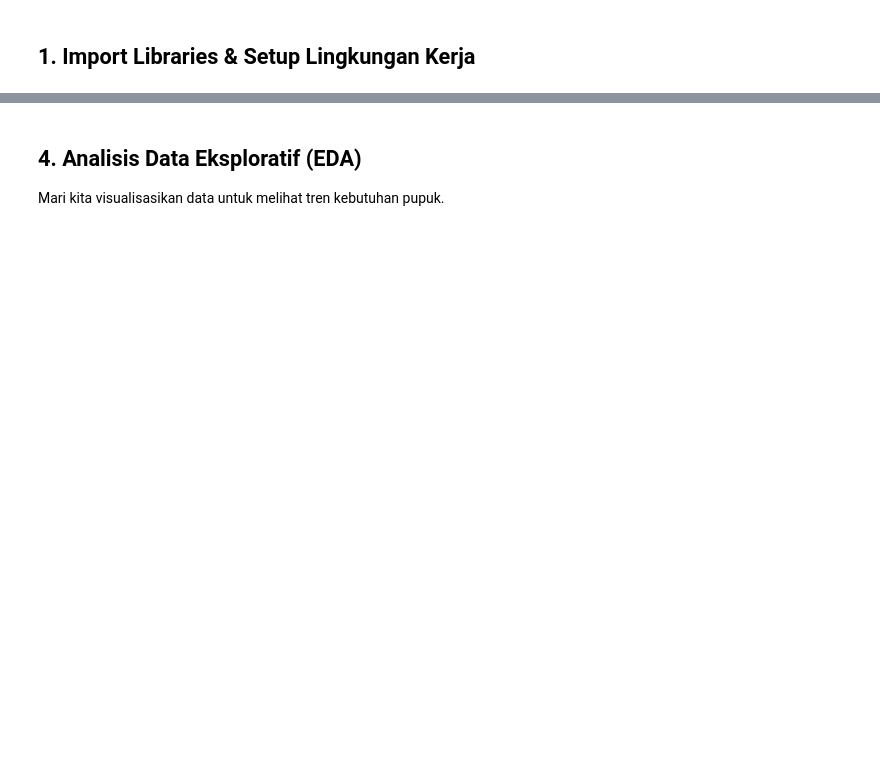
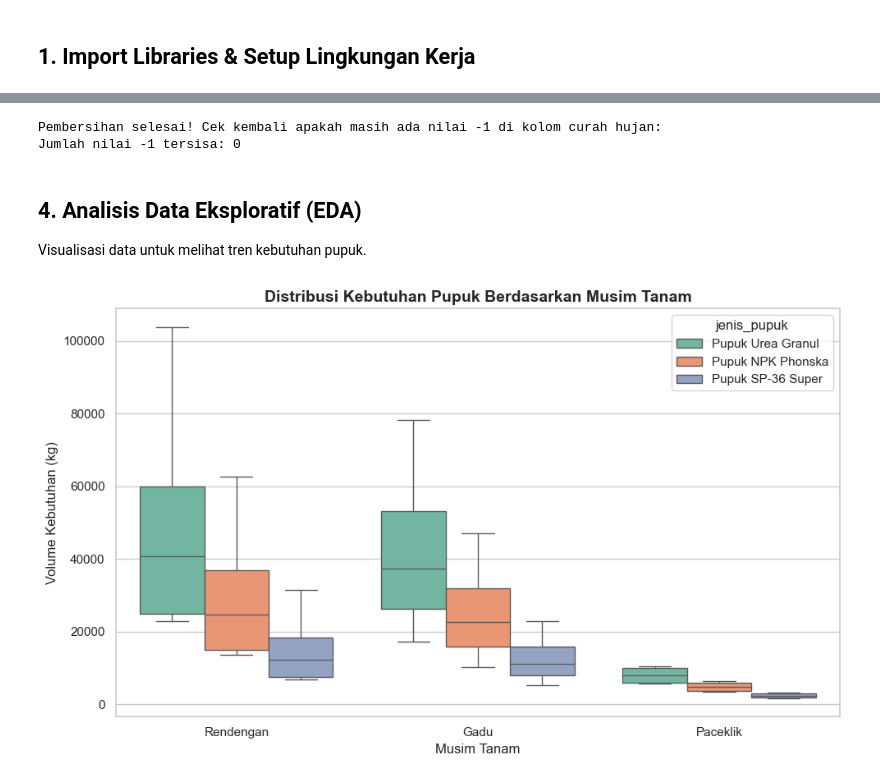
Before and after one commit to OlanIsm/TechnoScape-2026-Hackathon, a Jupyter notebook: VolumeMind/volumemind_training.ipynb, the cells around one changed output, grey strips where cells are left out. Drawn from its saved outputs; the diff is of its cells as text; code cells hidden in the pictures; blank space fills up the shorter version.

```diff
--- a/VolumeMind/volumemind_training.ipynb
+++ b/VolumeMind/volumemind_training.ipynb
@@ -34,14 +33,18 @@ Jika Anda menjalankan notebook ini di **Google Colab**, eksekusi cell di bawah u
 # %%
 try:
     from google.colab import files
-    print('Silakan unggah berkas \'volumemate_dataset_final.csv\':')
+    print('Silakan unggah berkas \'volumemate_dataset_updated.csv\':')
     uploaded = files.upload()
-    dataset_path = 'volumemate_dataset_final.csv'
+    dataset_path = 'volumemate_dataset_updated.csv'
 except ImportError:
-    dataset_path = 'volumemate_dataset_final.csv'
+    dataset_path = 'volumemate_dataset_updated.csv'
     print('Berjalan secara lokal. Pastikan file csv berada di folder yang sama dengan notebook ini.')
 
 # Membaca dataset
 df = pd.read_csv(dataset_path)
 print('Sukses! Total data:', df.shape[0], 'baris,', df.shape[1], 'kolom.')
+df['tanggal'] = pd.to_datetime(df['tanggal'])
+df['tahun'] = df['tanggal'].dt.year
+df['bulan'] = df['tanggal'].dt.month
+
 df.head()
@@ -66,17 +84,22 @@ df['curah_hujan_mm'] = df.apply(
 num_missing = len(df[df['curah_hujan_mm'] == -1])
 print('Pembersihan selesai! Cek kembali apakah masih ada nilai -1 di kolom curah hujan:')
 print('Jumlah nilai -1 tersisa:', num_missing)
+# %% [output]
+Pembersihan selesai! Cek kembali apakah masih ada nilai -1 di kolom curah hujan:
+Jumlah nilai -1 tersisa: 0
 # %% [markdown]
 ## 4. Analisis Data Eksploratif (EDA)
-Mari kita visualisasikan data untuk melihat tren kebutuhan pupuk.
+Visualisasi data untuk melihat tren kebutuhan pupuk.
 # %%
 # Grafik 1: Distribusi Kebutuhan Pupuk Berdasarkan Musim Tanam
 plt.figure(figsize=(10, 6))
-sns.boxplot(data=df, x='musim_tanam', y='volume_kebutuhan_kg', hue='jenis_pupuk', palette='Set2')
+sns.boxplot(data=df, x='musim_tanam', y='volume_penyaluran_kg', hue='jenis_pupuk', palette='Set2')
 plt.title('Distribusi Kebutuhan Pupuk Berdasarkan Musim Tanam', fontsize=14, fontweight='bold')
 plt.xlabel('Musim Tanam')
 plt.ylabel('Volume Kebutuhan (kg)')
 plt.tight_layout()
 plt.show()
+# %% [output]
+[figure, added]
 # %%
 # Grafik 2: Rata-rata Tren Kebutuhan Pupuk Bulanan
```
Also changed, not shown: parts of 20 cells of this notebook, 4 other files.
